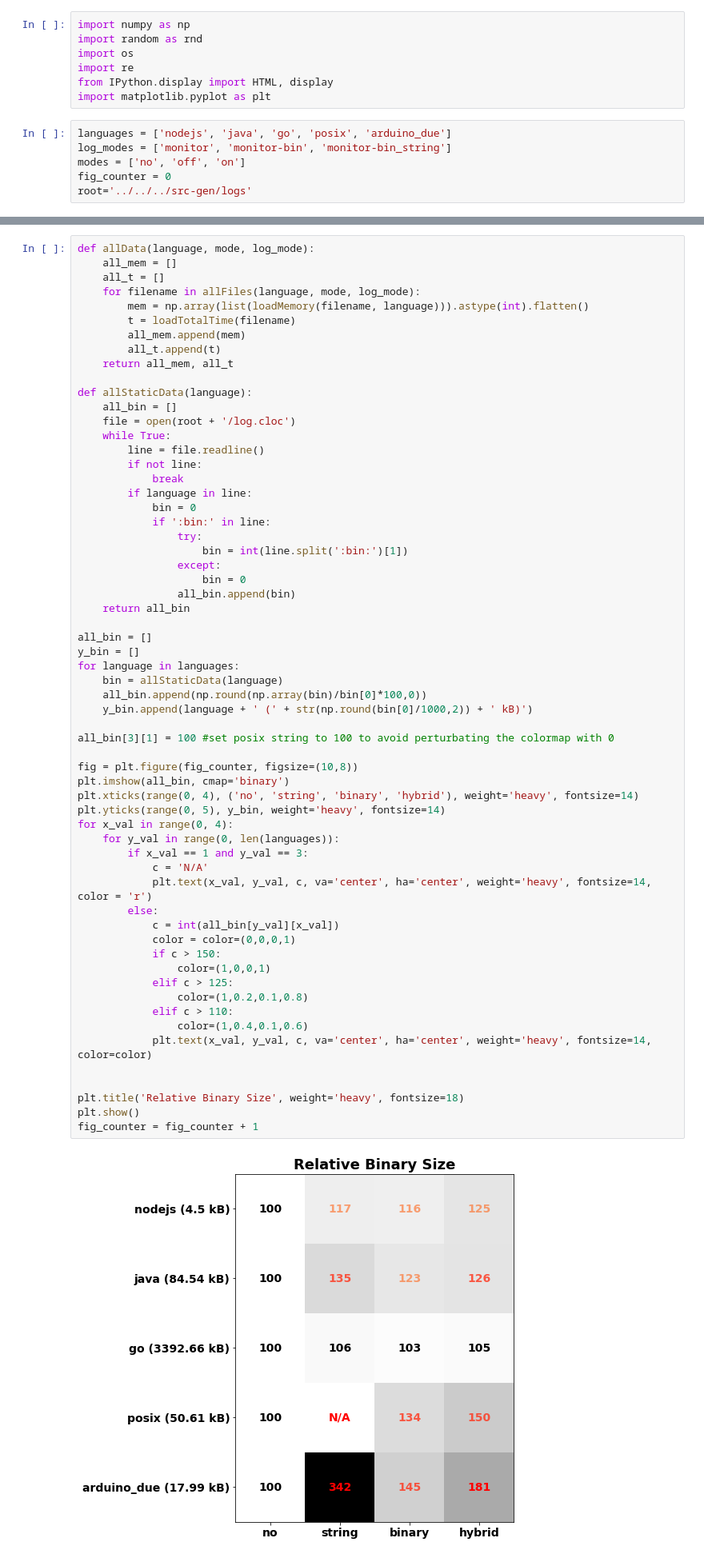
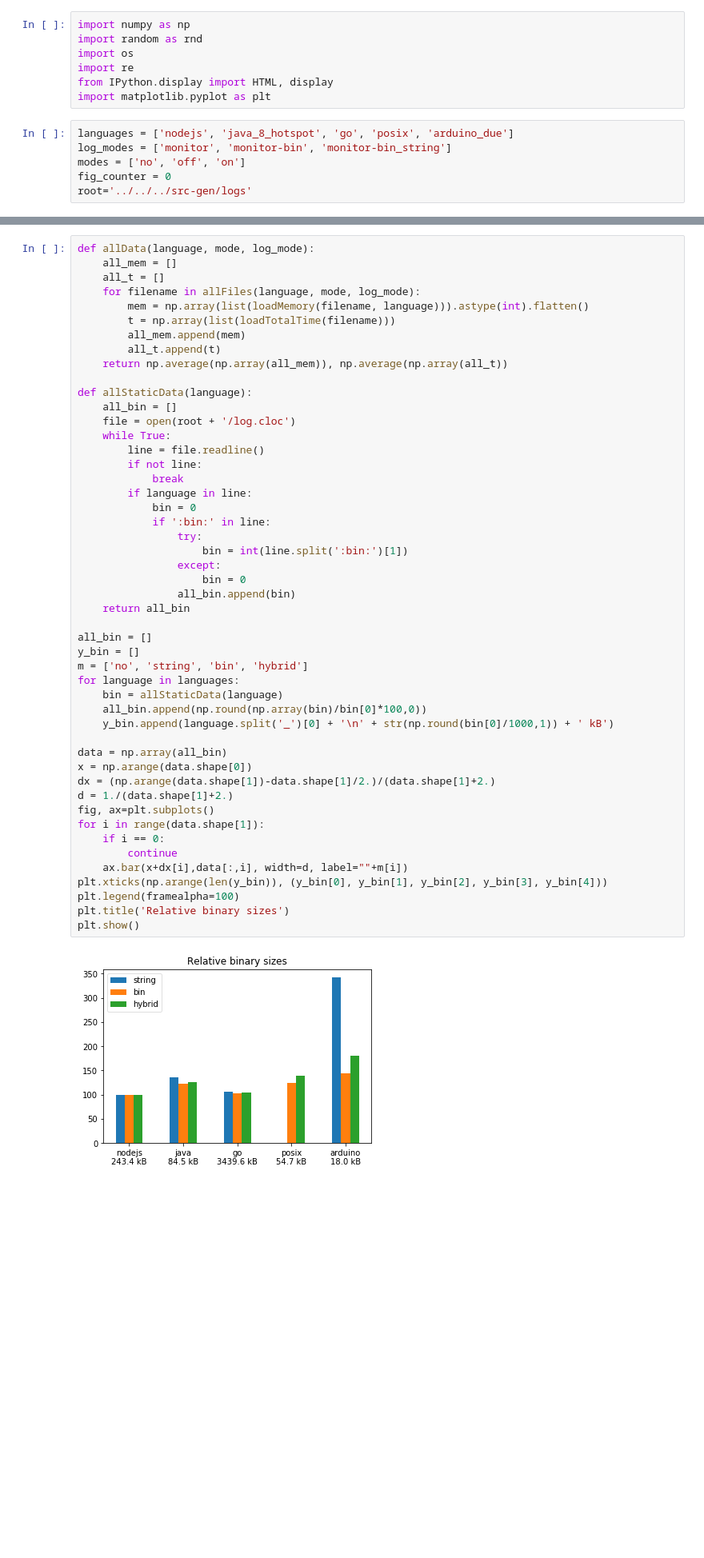
Before and after one commit to brice-morin/thingml-logs-xp, a Jupyter notebook: src/main/jupyter/performances.ipynb, the cells around one changed output, grey strips where cells are left out. Shown at 80% size. Cells and saved outputs as stored; diff of their text form; blank space fills up the shorter version.

Commit message:
revised jupyter notebooks to produce grouped bar graphs

```diff
--- a/src/main/jupyter/performances.ipynb
+++ b/src/main/jupyter/performances.ipynb
@@ -6,7 +6,7 @@ import re
 from IPython.display import HTML, display
 import matplotlib.pyplot as plt
 # %%
-languages = ['nodejs', 'java', 'go', 'posix', 'arduino_due']
+languages = ['nodejs', 'java_8_hotspot', 'go', 'posix', 'arduino_due']
 log_modes = ['monitor', 'monitor-bin', 'monitor-bin_string']
 modes = ['no', 'off', 'on']
 fig_counter = 0
@@ -44,60 +50,48 @@ def allData(language, mode, log_mode):
     all_t = []
     for filename in allFiles(language, mode, log_mode):
         mem = np.array(list(loadMemory(filename, language))).astype(int).flatten()
-        t = loadTotalTime(filename)
+        t = np.array(list(loadTotalTime(filename)))
         all_mem.append(mem)
         all_t.append(t)
-    return all_mem, all_t
+    return np.average(np.array(all_mem)), np.average(np.array(all_t))
 
 def allStaticData(language):
     all_bin = []
     file = open(root + '/log.cloc')
     while True:
         line = file.readline()
         if not line:
             break
         if language in line:
             bin = 0
             if ':bin:' in line:
                 try:
                     bin = int(line.split(':bin:')[1])
                 except:
                     bin = 0
                 all_bin.append(bin)
     return all_bin
 
 all_bin = []
 y_bin = []
+m = ['no', 'string', 'bin', 'hybrid']
 for language in languages:
     bin = allStaticData(language)
     all_bin.append(np.round(np.array(bin)/bin[0]*100,0))
-    y_bin.append(language + ' (' + str(np.round(bin[0]/1000,2)) + ' kB)')
+    y_bin.append(language.split('_')[0] + '\n' + str(np.round(bin[0]/1000,1)) + ' kB')
 
-all_bin[3][1] = 100 #set posix string to 100 to avoid perturbating the colormap with 0
-
-fig = plt.figure(fig_counter, figsize=(10,8))
-plt.imshow(all_bin, cmap='binary')
-plt.xticks(range(0, 4), ('no', 'string', 'binary', 'hybrid'), weight='heavy', fontsize=14)
-plt.yticks(range(0, 5), y_bin, weight='heavy', fontsize=14)
-for x_val in range(0, 4):
-    for y_val in range(0, len(languages)):
-        if x_val == 1 and y_val == 3:
-            c = 'N/A'
-            plt.text(x_val, y_val, c, va='center', ha='center', weight='heavy', fontsize=14, color = 'r')
-        else:
-            c = int(all_bin[y_val][x_val])
-            color = color=(0,0,0,1)
-            if c > 150:
-                color=(1,0,0,1)
-            elif c > 125:
-                color=(1,0.2,0.1,0.8)
-            elif c > 110:
-                color=(1,0.4,0.1,0.6)
-            plt.text(x_val, y_val, c, va='center', ha='center', weight='heavy', fontsize=14, color=color)
-
-
-plt.title('Relative Binary Size', weight='heavy', fontsize=18)
+data = np.array(all_bin)
+x = np.arange(data.shape[0])
+dx = (np.arange(data.shape[1])-data.shape[1]/2.)/(data.shape[1]+2.)
+d = 1./(data.shape[1]+2.)
+fig, ax=plt.subplots()
+for i in range(data.shape[1]):
+    if i == 0:
+        continue
+    ax.bar(x+dx[i],data[:,i], width=d, label=""+m[i])
+plt.xticks(np.arange(len(y_bin)), (y_bin[0], y_bin[1], y_bin[2], y_bin[3], y_bin[4]))
+plt.legend(framealpha=100)
+plt.title('Relative binary sizes')
 plt.show()
-fig_counter = fig_counter + 1
 # %% [output]
-[figure, old version]
+[figure, new version]
```
Also changed, not shown: parts of 4 cells of this notebook.
